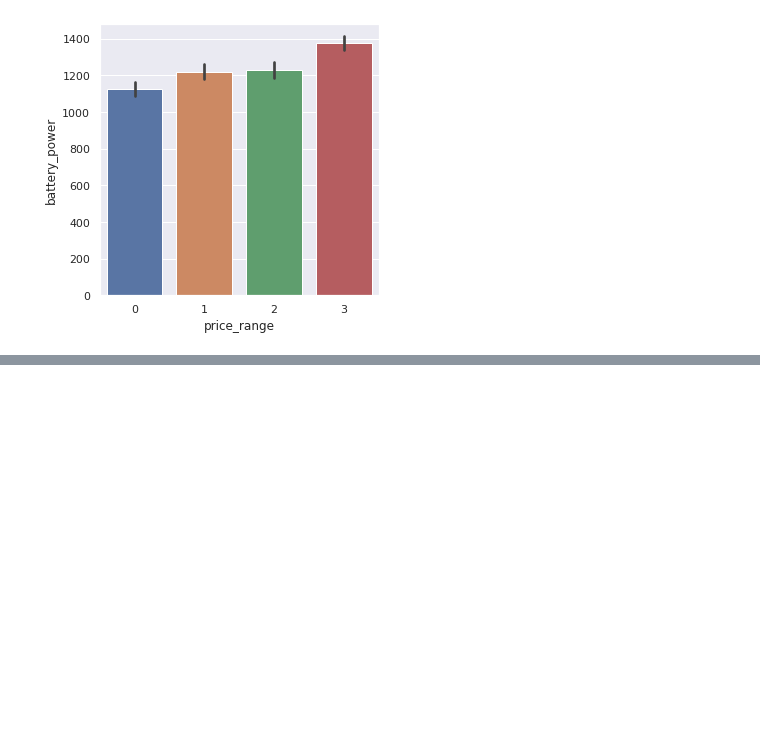
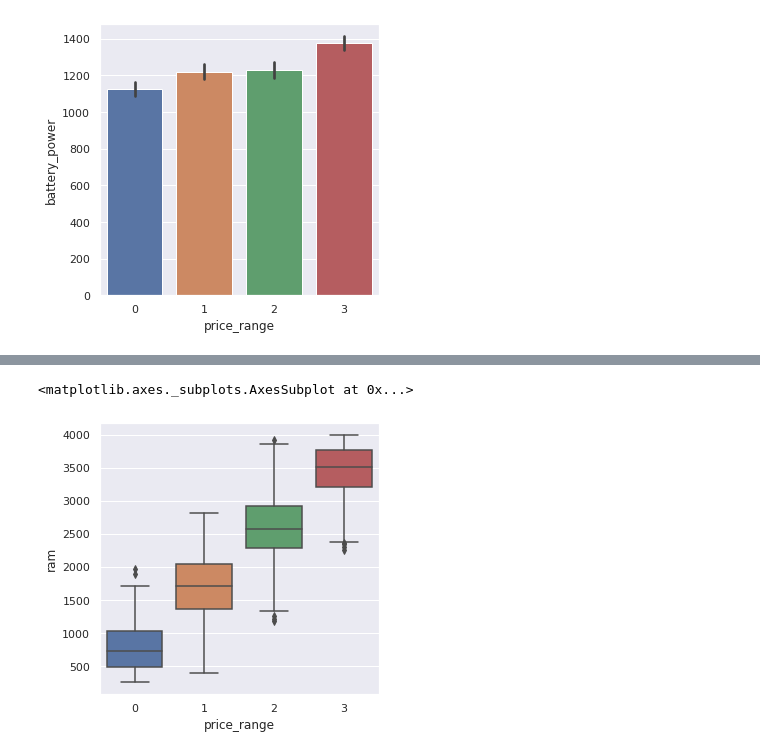
Before and after one commit to haynapasi050505/supervised-machine-learning-classification-capstone-project, a Jupyter notebook: Copy_of_mobile_price_prediction_team_capstone_project.ipynb, the cells around one changed output, grey strips where cells are left out. Drawn from its saved outputs; the diff is of its cells as text; code cells hidden in the pictures; blank space fills up the shorter version.

```diff
--- a/Copy_of_mobile_price_prediction_team_capstone_project.ipynb
+++ b/Copy_of_mobile_price_prediction_team_capstone_project.ipynb
@@ -260,0 +266,5 @@ sns.barplot(x="price_range" , y="int_memory" , data = df)
+# %%
+sns.boxplot(y='ram' , x='price_range' , data = df )
+# %% [output]
+<matplotlib.axes._subplots.AxesSubplot at 0x...>
+[figure, added]
```
Also changed, not shown: parts of 4 cells of this notebook.
